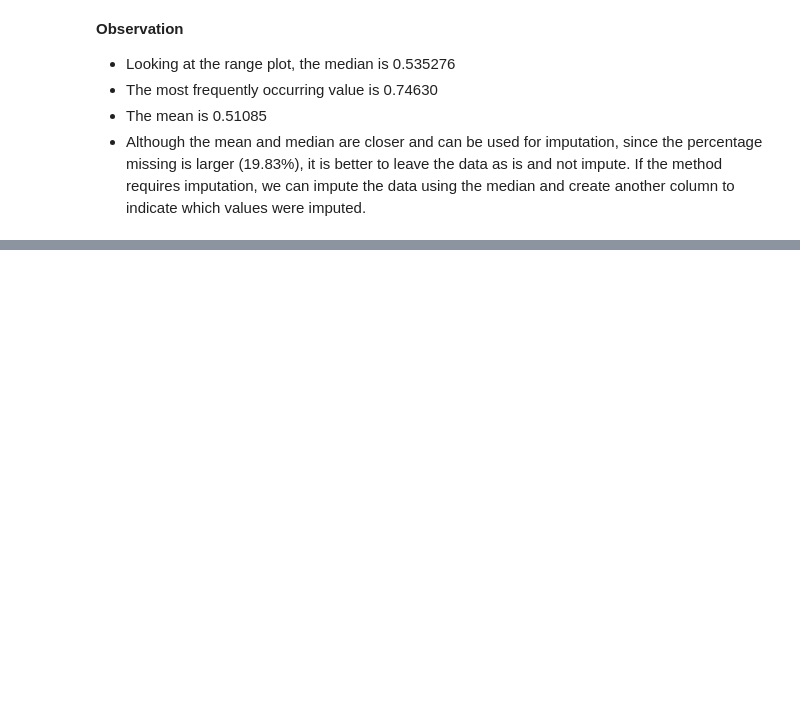
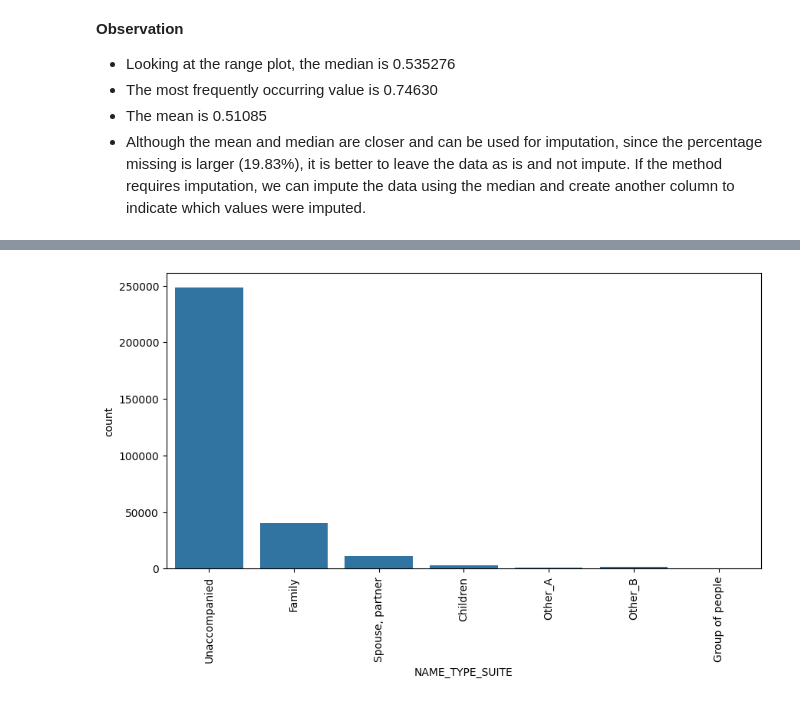
Before and after one commit to prindyn/ml_learning, a Jupyter notebook: Credit_EDA.ipynb, the cells around one changed output, grey strips where cells are left out. Saved outputs shown, nothing was run; the diff lists cells and outputs as text; code cells hidden in the pictures; blank space fills up the shorter version.

```diff
--- a/Credit_EDA.ipynb
+++ b/Credit_EDA.ipynb
@@ -410,0 +455,7 @@ np.float64(0.5108529061799658)
+# %%
+plt.figure(figsize=(10, 5))
+sns.countplot(df, x='NAME_TYPE_SUITE')
+plt.xticks(rotation=90)
+plt.show()
+# %% [output]
+[figure, added]
```
Also changed, not shown: parts of 28 cells of this notebook.
